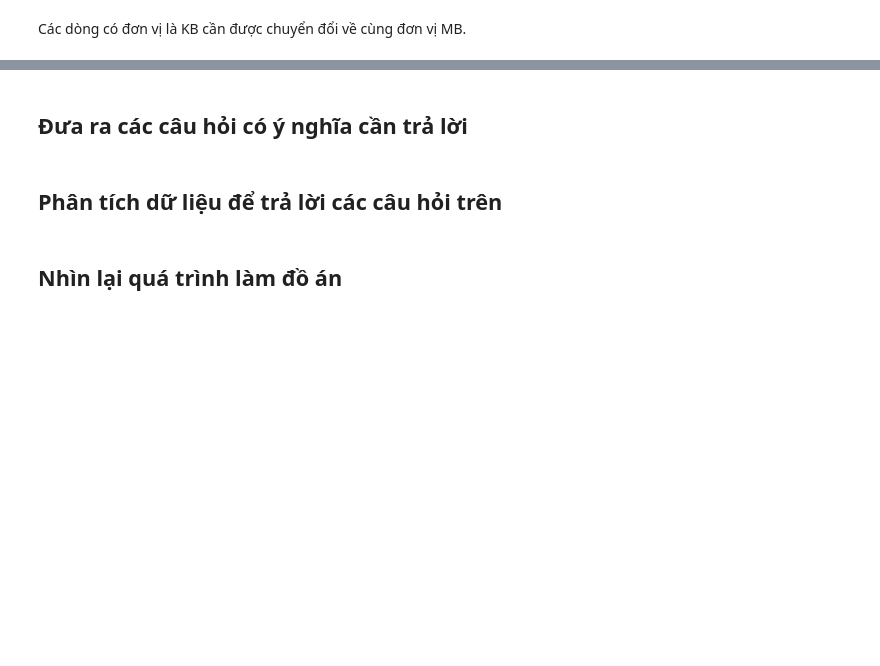
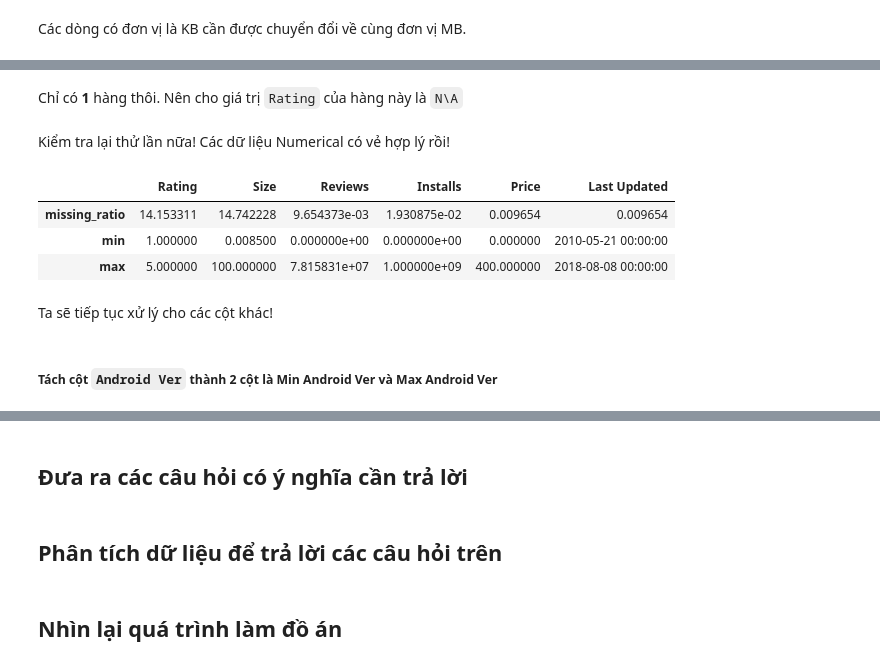
Before and after one commit to ldtpvince/P4DS_FINAL_PJ, a Jupyter notebook: 18120143-18120512.ipynb, the cells around one changed output, grey strips where cells are left out. Cells and saved outputs as stored; diff of their text form; code cells hidden in the pictures; blank space fills up the shorter version.

```diff
--- a/18120143-18120512.ipynb
+++ b/18120143-18120512.ipynb
@@ -220,0 +262,19 @@ numerical_col_profiles_df
+# %% [markdown]
+Chỉ có **1** hàng thôi. Nên cho giá trị `Rating` của hàng này là `N\A`
+# %%
+gps_df.loc[gps_df['Rating'] > 5, 'Rating'] = np.nan
+# %% [markdown]
+Kiểm tra lại thử lần nữa! Các dữ liệu Numerical có vẻ hợp lý rồi!
+# %%
+numerical_col_df = gps_df[['Rating','Size','Reviews','Installs','Price','Last Updated']]
+numerical_col_profiles_df = numerical_col_df.agg([missing_ratio, pd.Series.min, pd.Series.max])
+numerical_col_profiles_df
+# %% [output]
+|  | Rating | Size | Reviews | Installs | Price | Last Updated |
+| missing_ratio | 14.153311 | 14.742228 | 9.654373e-03 | 1.930875e-02 | 0.009654 | 0.009654 |
+| min | 1.000000 | 0.008500 | 0.000000e+00 | 0.000000e+00 | 0.000000 | 2010-05-21 00:00:00 |
+| max | 5.000000 | 100.000000 | 7.815831e+07 | 1.000000e+09 | 400.000000 | 2018-08-08 00:00:00 |
+# %% [markdown]
+Ta sẽ tiếp tục xử lý cho các cột khác!
+# %% [markdown]
+##### Tách cột `Android Ver` thành 2 cột là Min Android Ver và Max Android Ver
```
Also changed, not shown: parts of 53 cells of this notebook, 1 other file.
